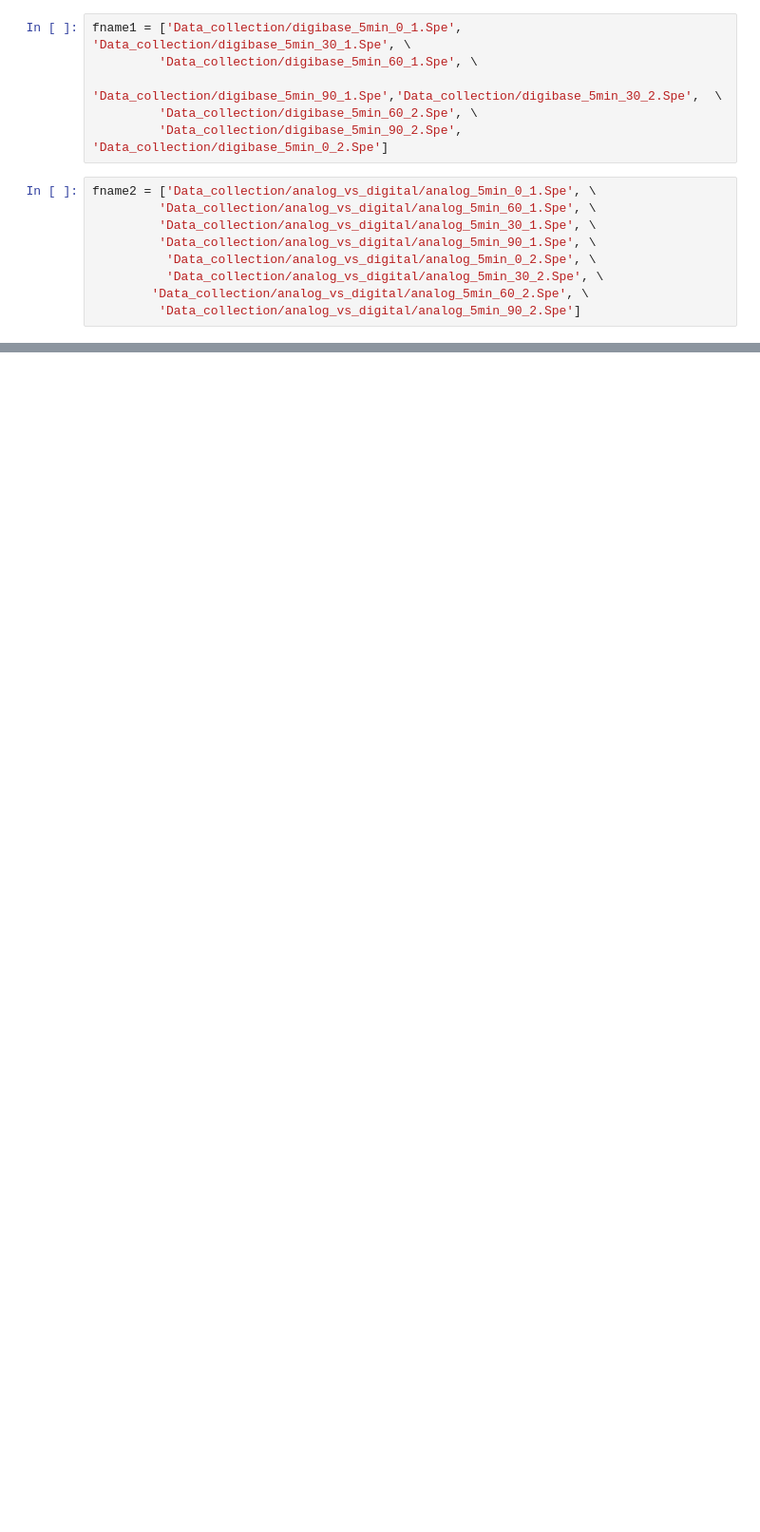
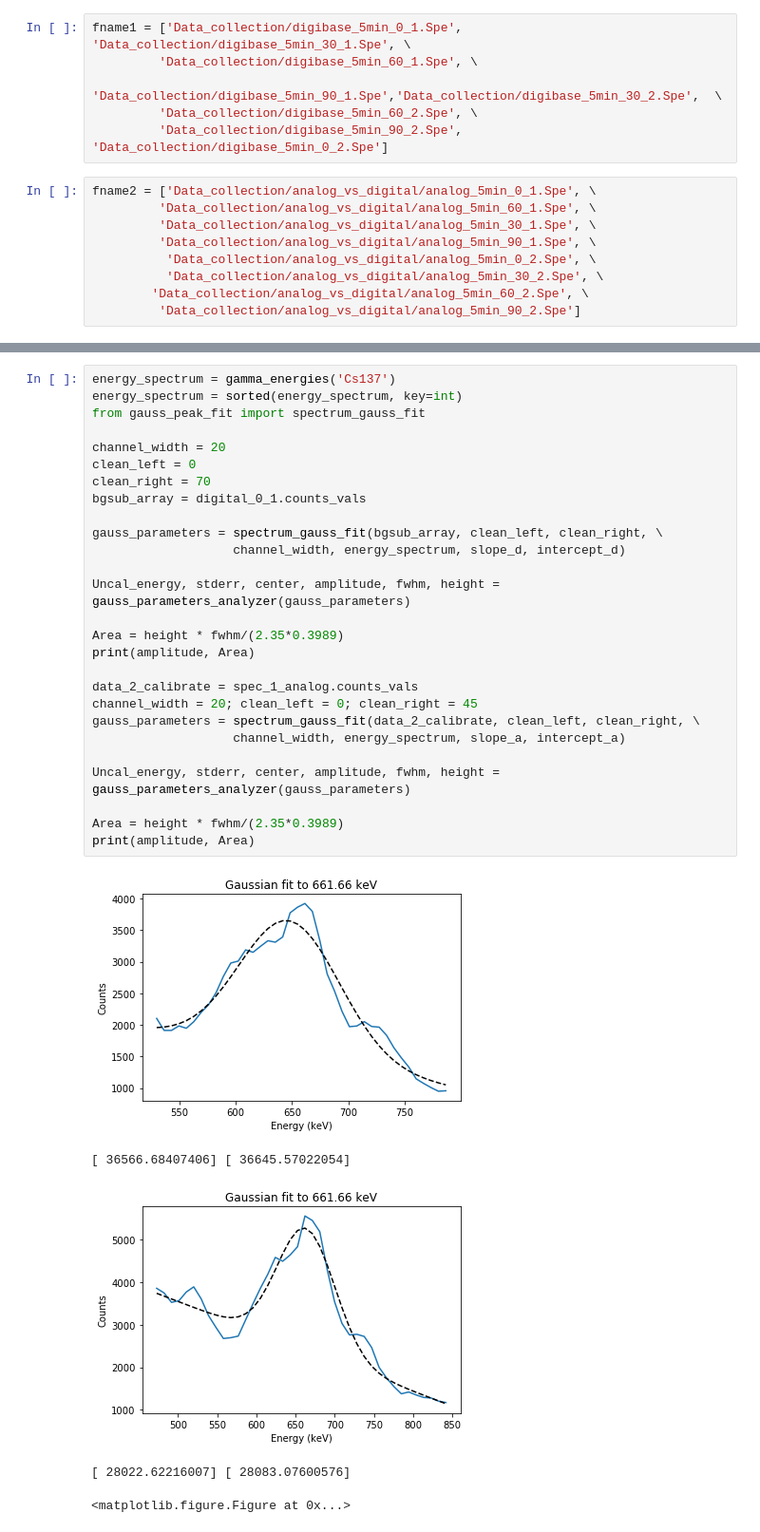
Before and after one commit to mattmar2410/Digibase-vs-Analog-comparison, a Jupyter notebook: digibase_analog_comparison/NaI_analysis.ipynb, the cells around one changed output, grey strips where cells are left out. Shown: that part at 95% size. Saved outputs shown, nothing was run; the diff lists cells and outputs as text; blank space fills up the shorter version.

```diff
--- a/digibase_analog_comparison/NaI_analysis.ipynb
+++ b/digibase_analog_comparison/NaI_analysis.ipynb
@@ -225,0 +215,33 @@ This cell combines the simulation, analog, and digital information together into
+# %%
+energy_spectrum = gamma_energies('Cs137')
+energy_spectrum = sorted(energy_spectrum, key=int)
+from gauss_peak_fit import spectrum_gauss_fit
+
+channel_width = 20
+clean_left = 0
+clean_right = 70
+bgsub_array = digital_0_1.counts_vals
+
+gauss_parameters = spectrum_gauss_fit(bgsub_array, clean_left, clean_right, \
+                   channel_width, energy_spectrum, slope_d, intercept_d)
+
+Uncal_energy, stderr, center, amplitude, fwhm, height = gauss_parameters_analyzer(gauss_parameters)
+
+Area = height * fwhm/(2.35*0.3989)
+print(amplitude, Area)
+
+data_2_calibrate = spec_1_analog.counts_vals
+channel_width = 20; clean_left = 0; clean_right = 45
+gauss_parameters = spectrum_gauss_fit(data_2_calibrate, clean_left, clean_right, \
+                   channel_width, energy_spectrum, slope_a, intercept_a)
+
+Uncal_energy, stderr, center, amplitude, fwhm, height = gauss_parameters_analyzer(gauss_parameters)
+
+Area = height * fwhm/(2.35*0.3989)
+print(amplitude, Area)
+# %% [output]
+[figure, added]
+[ 36566.68407406] [ 36645.57022054]
+[figure, added]
+[ 28022.62216007] [ 28083.07600576]
+<matplotlib.figure.Figure at 0x...>
```
Also changed, not shown: parts of 23 cells of this notebook, 3 other files.
